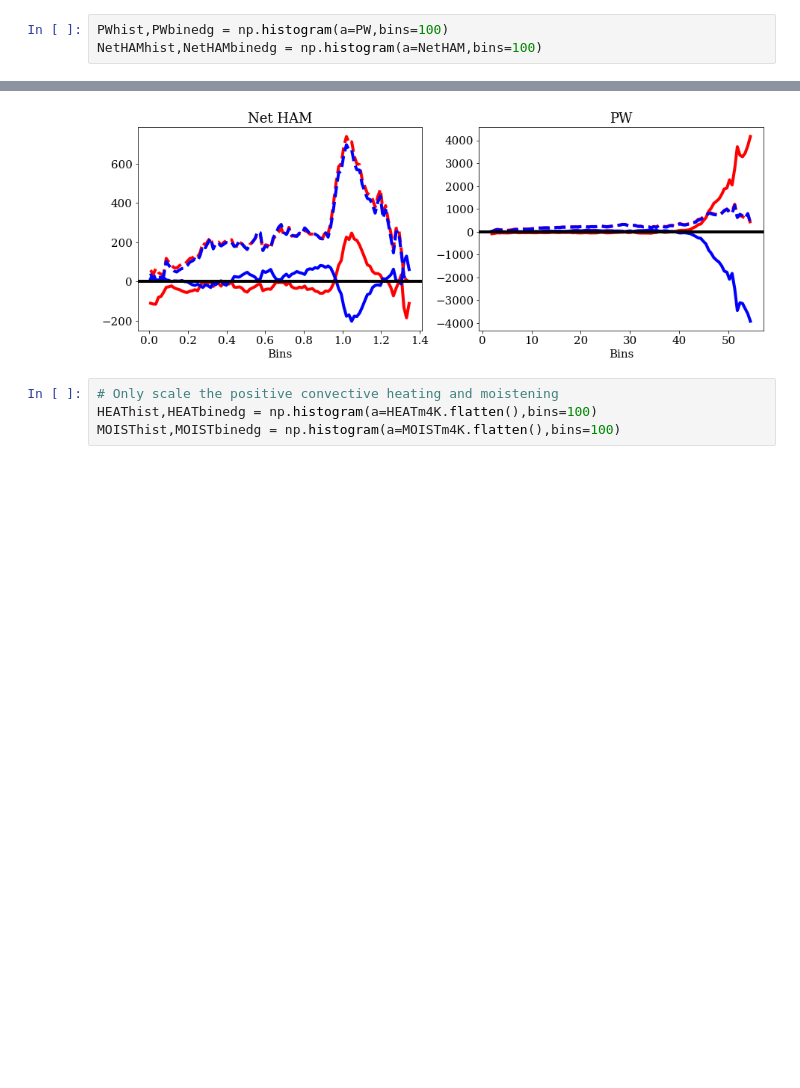
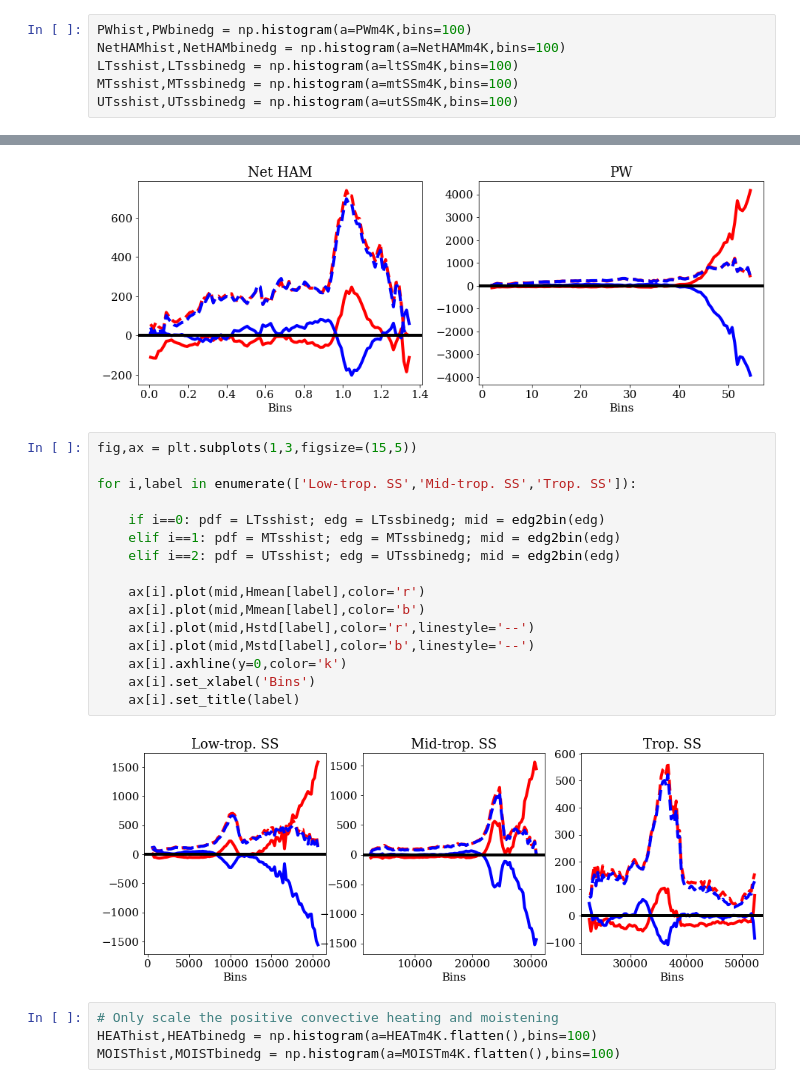
Before and after one commit to wallingTACC/CBRAIN-CAM, a Jupyter notebook: notebooks/tbeucler_devlog/044_Climate_invariant_analysis_output_scaling.ipynb, the cells around one changed output, grey strips where cells are left out. Cells and saved outputs as stored; diff of their text form; blank space fills up the shorter version.

```diff
--- a/notebooks/tbeucler_devlog/044_Climate_invariant_analysis_output_scaling.ipynb
+++ b/notebooks/tbeucler_devlog/044_Climate_invariant_analysis_output_scaling.ipynb
@@ -654,6 +664,9 @@ for i,label in enumerate(['Net HAM','PW']):
 HEATm4K = np.sum(cpair*datam4K.TPHYSTND*dP(datam4K.PS)/g,axis=1).values
 MOISTm4K = np.sum(latvap*datam4K.PHQ*dP(datam4K.PS)/g,axis=1).values
 # %%
-PWhist,PWbinedg = np.histogram(a=PW,bins=100)
-NetHAMhist,NetHAMbinedg = np.histogram(a=NetHAM,bins=100)
+PWhist,PWbinedg = np.histogram(a=PWm4K,bins=100)
+NetHAMhist,NetHAMbinedg = np.histogram(a=NetHAMm4K,bins=100)
+LTsshist,LTssbinedg = np.histogram(a=ltSSm4K,bins=100)
+MTsshist,MTssbinedg = np.histogram(a=mtSSm4K,bins=100)
+UTsshist,UTssbinedg = np.histogram(a=utSSm4K,bins=100)
 # %%
@@ -699,6 +718,24 @@ for i,label in enumerate(['Net HAM','PW']):
     ax[i].set_title(label)
 # %% [output]
 [figure]
+# %%
+fig,ax = plt.subplots(1,3,figsize=(15,5))
+
+for i,label in enumerate(['Low-trop. SS','Mid-trop. SS','Trop. SS']):
+
+    if i==0: pdf = LTsshist; edg = LTssbinedg; mid = edg2bin(edg)
+    elif i==1: pdf = MTsshist; edg = MTssbinedg; mid = edg2bin(edg)
+    elif i==2: pdf = UTsshist; edg = UTssbinedg; mid = edg2bin(edg)
+
+    ax[i].plot(mid,Hmean[label],color='r')
+    ax[i].plot(mid,Mmean[label],color='b')
+    ax[i].plot(mid,Hstd[label],color='r',linestyle='--')
+    ax[i].plot(mid,Mstd[label],color='b',linestyle='--')
+    ax[i].axhline(y=0,color='k')
+    ax[i].set_xlabel('Bins')
+    ax[i].set_title(label)
+# %% [output]
+[figure, added]
 # %%
 # Only scale the positive convective heating and moistening
 HEAThist,HEATbinedg = np.histogram(a=HEATm4K.flatten(),bins=100)
```
Also changed, not shown: parts of 37 cells of this notebook.
